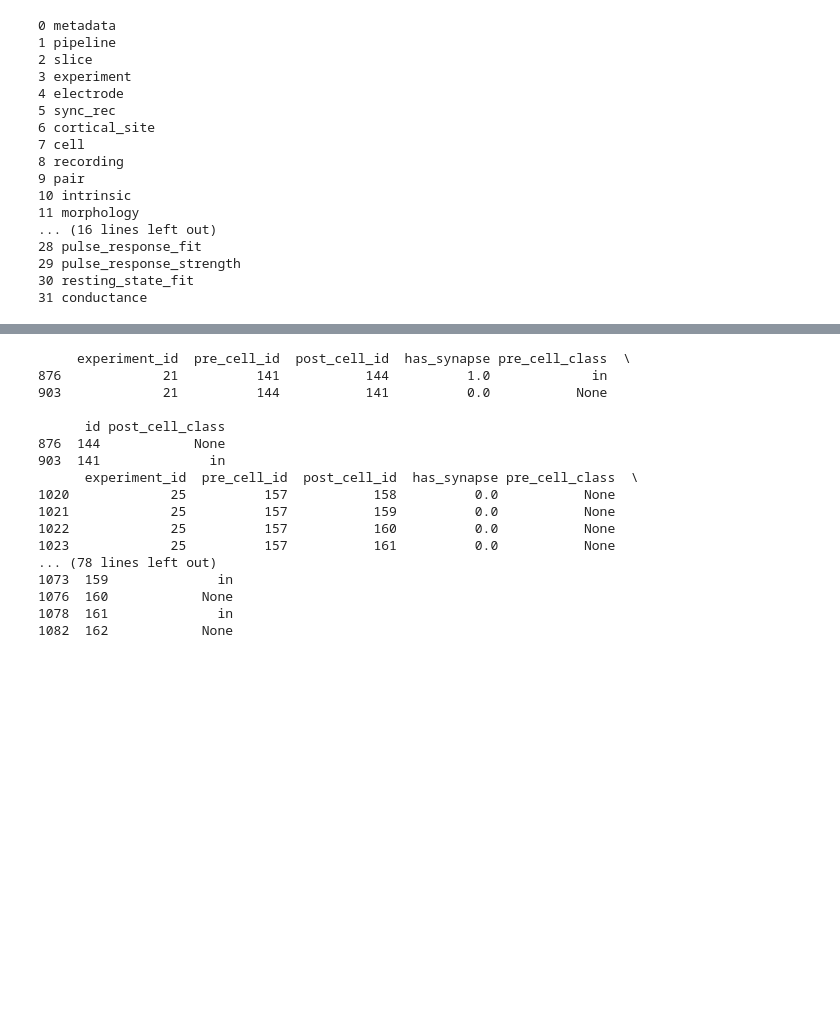
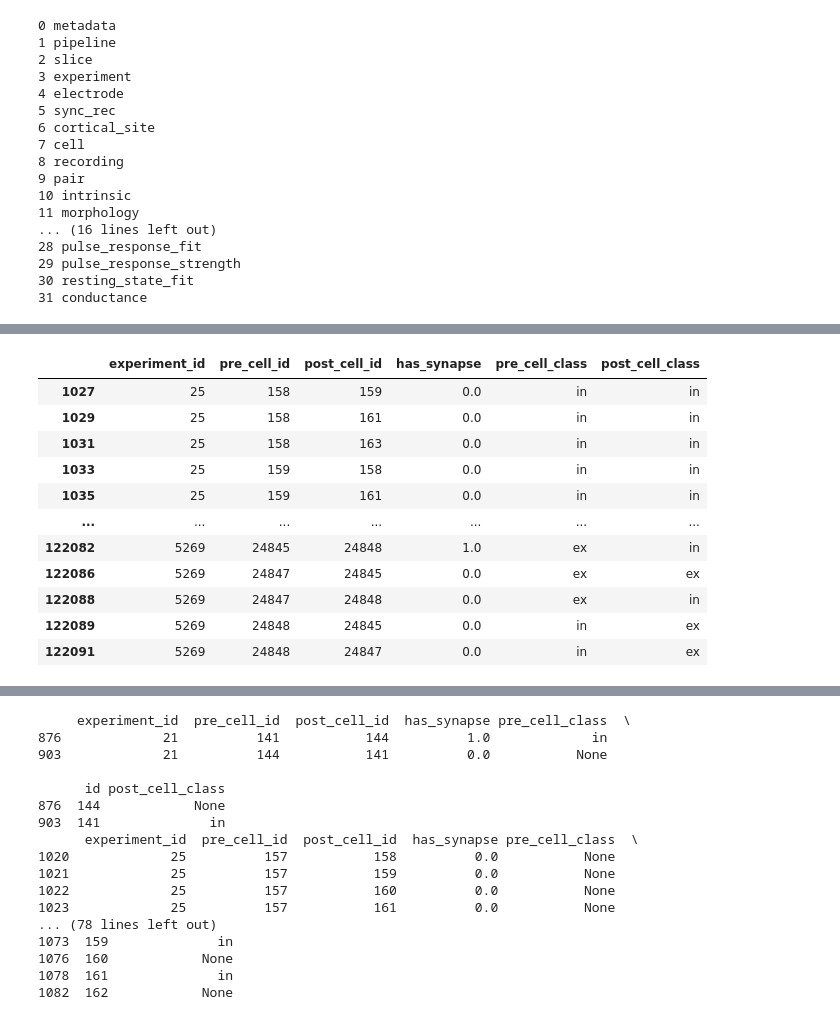
Before and after one commit to acevedomartina/HeterogeneousRNNs, a Jupyter notebook: data_analysis/analysis_dahmen.ipynb, the cells around one changed output, grey strips where cells are left out. Saved outputs shown, nothing was run; the diff lists cells and outputs as text; code cells hidden in the pictures; blank space fills up the shorter version.

```diff
--- a/data_analysis/analysis_dahmen.ipynb
+++ b/data_analysis/analysis_dahmen.ipynb
@@ -219,0 +177,83 @@ print(len(df9_nonan['experiment_id'].unique()))
+# %%
+# Unimos los dataframes con las columnas que te interesan
+# # We join the dataframes with columns of  interest
+
+# df2 slice
+# df3 experiment
+# df7 cell
+# df9 pair
+
+# df_merged = pd.merge(df9[['id', 'experiment_id', 'has_synapse', 'pre_cell_id', 'post_cell_id']],
+#                      df7[['id', 'cell_class']],
+#                      left_on='pre_cell_id', right_on='id')
+# df_merged.rename(columns={'cell_class': 'pre_cell_class'}, inplace=True)
+
+# # Seleccionamos y ordenamos las columnas deseadas
+# df_result = df_merged[['experiment_id','pre_cell_id', 'post_cell_id', 'has_synapse', 'pre_cell_class']]
+# df_result = df_result[df_result['pre_cell_class']!= 'mixed']
+
+# # Merge adicional entre post_cell_id y id en df7
+# df_result = pd.merge(df_result,
+#                      df7[['id', 'cell_class']],
+#                      left_on='post_cell_id', right_on='id',
+#                      suffixes=('_pre', '_post'))
+
+# # Filtramos los resultados para que los 'pre_cell_class' no sean 'mixed'
+# df_result = df_result[df_result['pre_cell_class'] != 'mixed']
+
+# # Si quieres cambiar el nombre de la columna 'cell_class_post' por ejemplo, puedes hacerlo de la siguiente manera:
+# df_result.rename(columns={'cell_class': 'post_cell_class'}, inplace=True)
+
+
+# df_result = df_result[['experiment_id','pre_cell_id', 'post_cell_id', 'has_synapse', 'pre_cell_class', 'post_cell_class']]
+# df_clean = df_result.dropna(subset=['pre_cell_class', 'post_cell_class', 'has_synapse'])
+
+# -----------------------------------------------------------------------------------------------------------------------
+
+# Unimos los dataframes con las columnas que te interesan
+# # We join the dataframes with columns of  interest
+
+# df2 slice
+# df3 experiment
+# df7 cell
+# df9 pair
+
+df_merged = pd.merge(df_pair[['id', 'experiment_id', 'has_synapse', 'pre_cell_id', 'post_cell_id']],
+                     df_cell[['id', 'cell_class']],
+                     left_on='pre_cell_id', right_on='id')
+df_merged.rename(columns={'cell_class': 'pre_cell_class'}, inplace=True)
+
+# Seleccionamos y ordenamos las columnas deseadas
+df_result = df_merged[['experiment_id','pre_cell_id', 'post_cell_id', 'has_synapse', 'pre_cell_class']]
+df_result = df_result[df_result['pre_cell_class']!= 'mixed']
+
+# Merge adicional entre post_cell_id y id en df7
+df_result = pd.merge(df_result,
+                     df_cell[['id', 'cell_class']],
+                     left_on='post_cell_id', right_on='id',
+                     suffixes=('_pre', '_post'))
+
+# Filtramos los resultados para que los 'pre_cell_class' no sean 'mixed'
+df_result = df_result[df_result['pre_cell_class'] != 'mixed']
+
+# Si quieres cambiar el nombre de la columna 'cell_class_post' por ejemplo, puedes hacerlo de la siguiente manera:
+df_result.rename(columns={'cell_class': 'post_cell_class'}, inplace=True)
+
+
+df_result = df_result[['experiment_id','pre_cell_id', 'post_cell_id', 'has_synapse', 'pre_cell_class', 'post_cell_class']]
+df_clean = df_result.dropna(subset=['pre_cell_class', 'post_cell_class', 'has_synapse'])
+
+display(df_clean)
+# %% [output]
+|  | experiment_id | pre_cell_id | post_cell_id | has_synapse | pre_cell_class | post_cell_class |
+| 1027 | 25 | 158 | 159 | 0.0 | in | in |
+| 1029 | 25 | 158 | 161 | 0.0 | in | in |
+| 1031 | 25 | 158 | 163 | 0.0 | in | in |
+| 1033 | 25 | 159 | 158 | 0.0 | in | in |
+| 1035 | 25 | 159 | 161 | 0.0 | in | in |
+| ... | ... | ... | ... | ... | ... | ... |
+| 122082 | 5269 | 24845 | 24848 | 1.0 | ex | in |
+| 122086 | 5269 | 24847 | 24845 | 0.0 | ex | ex |
+| 122088 | 5269 | 24847 | 24848 | 0.0 | ex | in |
+| 122089 | 5269 | 24848 | 24845 | 0.0 | in | ex |
+| 122091 | 5269 | 24848 | 24847 | 0.0 | in | ex |
```
Also changed, not shown: parts of 14 cells of this notebook.
